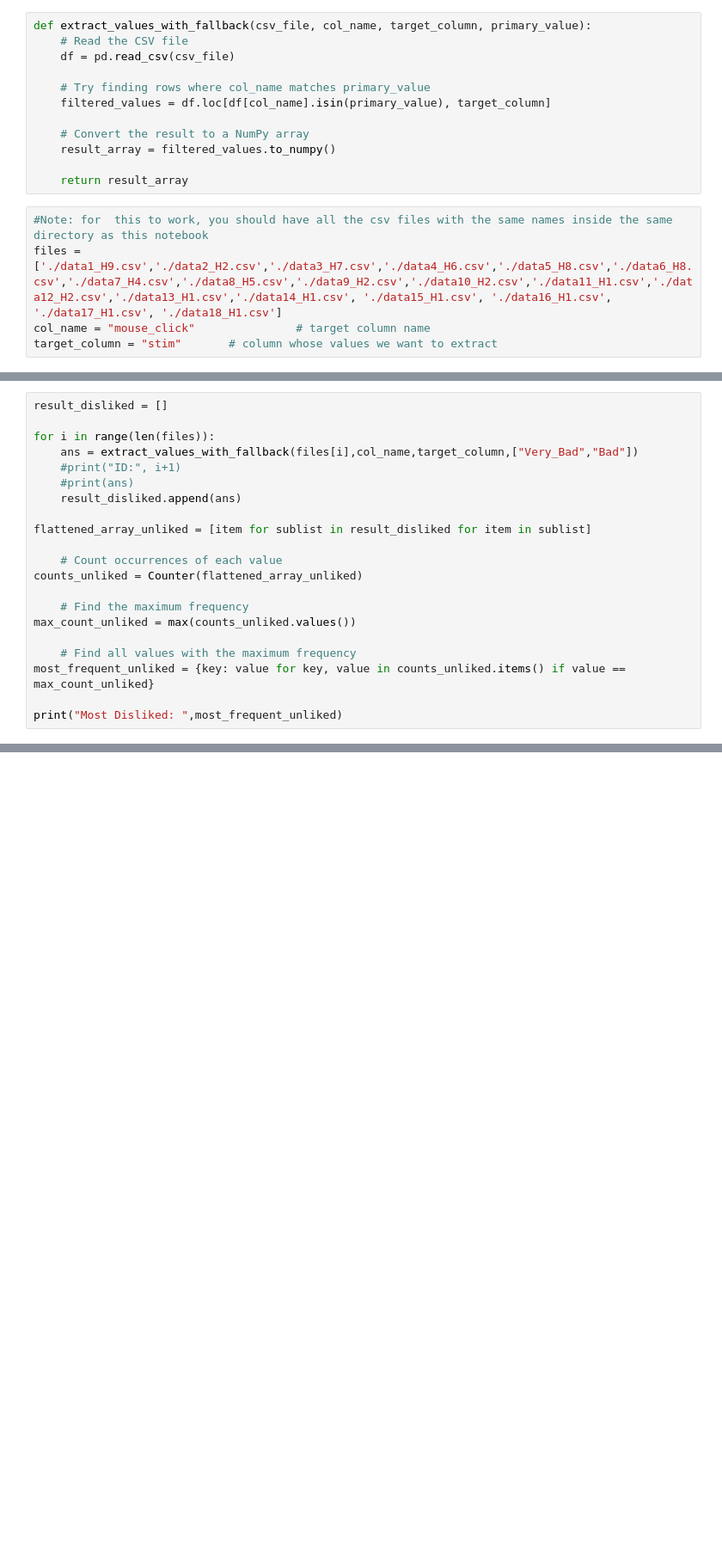
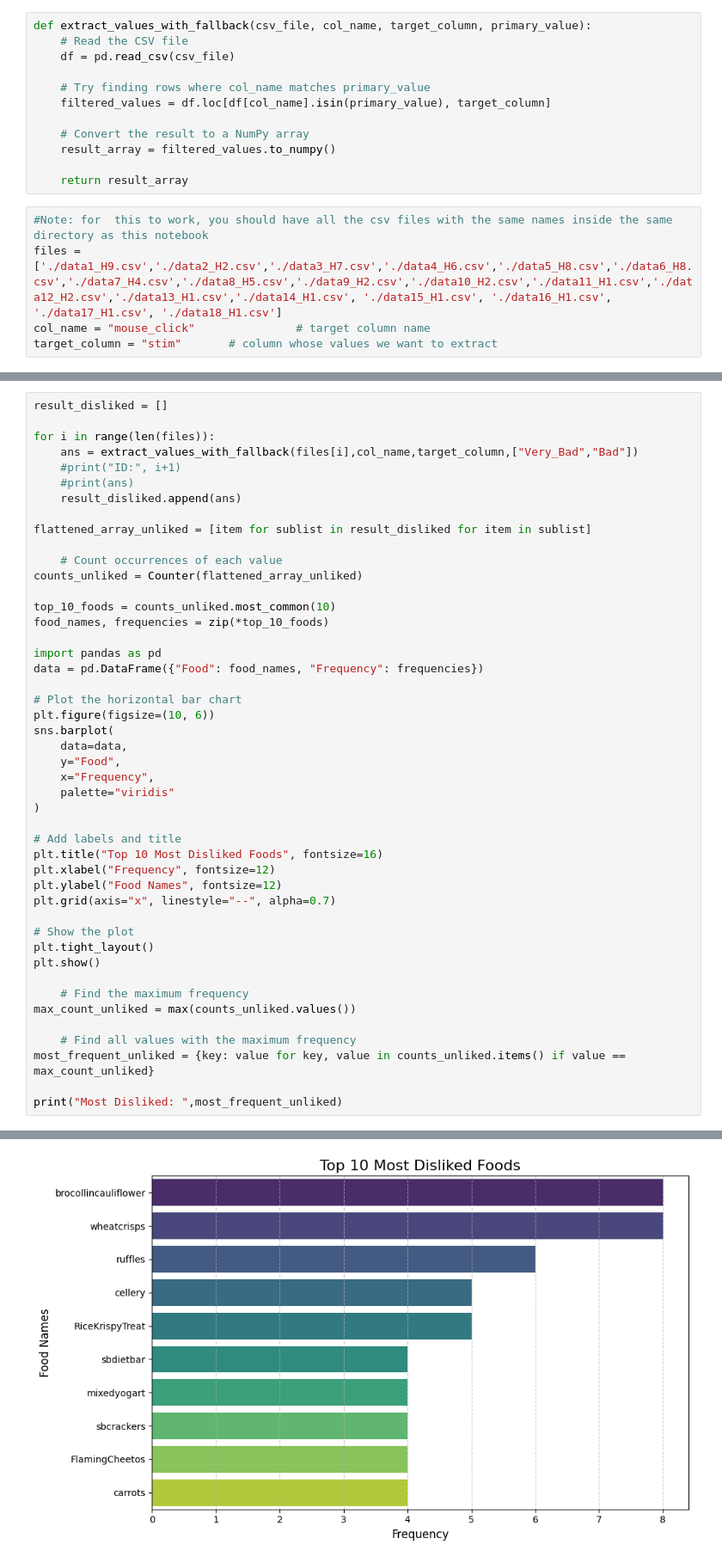
Before and after one commit to SachinJalan/RMCS-Project, a Jupyter notebook: Exploratory_track_1.ipynb, the cells around one changed output, grey strips where cells are left out. Shown: that part at 86% size. Saved outputs shown, nothing was run; the diff lists cells and outputs as text; blank space fills up the shorter version.

```diff
--- a/Exploratory_track_1.ipynb
+++ b/Exploratory_track_1.ipynb
@@ -56,6 +87,31 @@ flattened_array_unliked = [item for sublist in result_disliked for item in subli
     # Count occurrences of each value
 counts_unliked = Counter(flattened_array_unliked)
 
+top_10_foods = counts_unliked.most_common(10)
+food_names, frequencies = zip(*top_10_foods)
+
+import pandas as pd
+data = pd.DataFrame({"Food": food_names, "Frequency": frequencies})
+
+# Plot the horizontal bar chart
+plt.figure(figsize=(10, 6))
+sns.barplot(
+    data=data,
+    y="Food",
+    x="Frequency",
+    palette="viridis"
+)
+
+# Add labels and title
+plt.title("Top 10 Most Disliked Foods", fontsize=16)
+plt.xlabel("Frequency", fontsize=12)
+plt.ylabel("Food Names", fontsize=12)
+plt.grid(axis="x", linestyle="--", alpha=0.7)
+
+# Show the plot
+plt.tight_layout()
+plt.show()
+
     # Find the maximum frequency
 max_count_unliked = max(counts_unliked.values())
 
@@ -67,0 +126 @@ Most Disliked:  {'brocollincauliflower': 8, 'wheatcrisps': 8}
+[figure, added]
```
Also changed, not shown: parts of 3 cells of this notebook, 1 other file.
